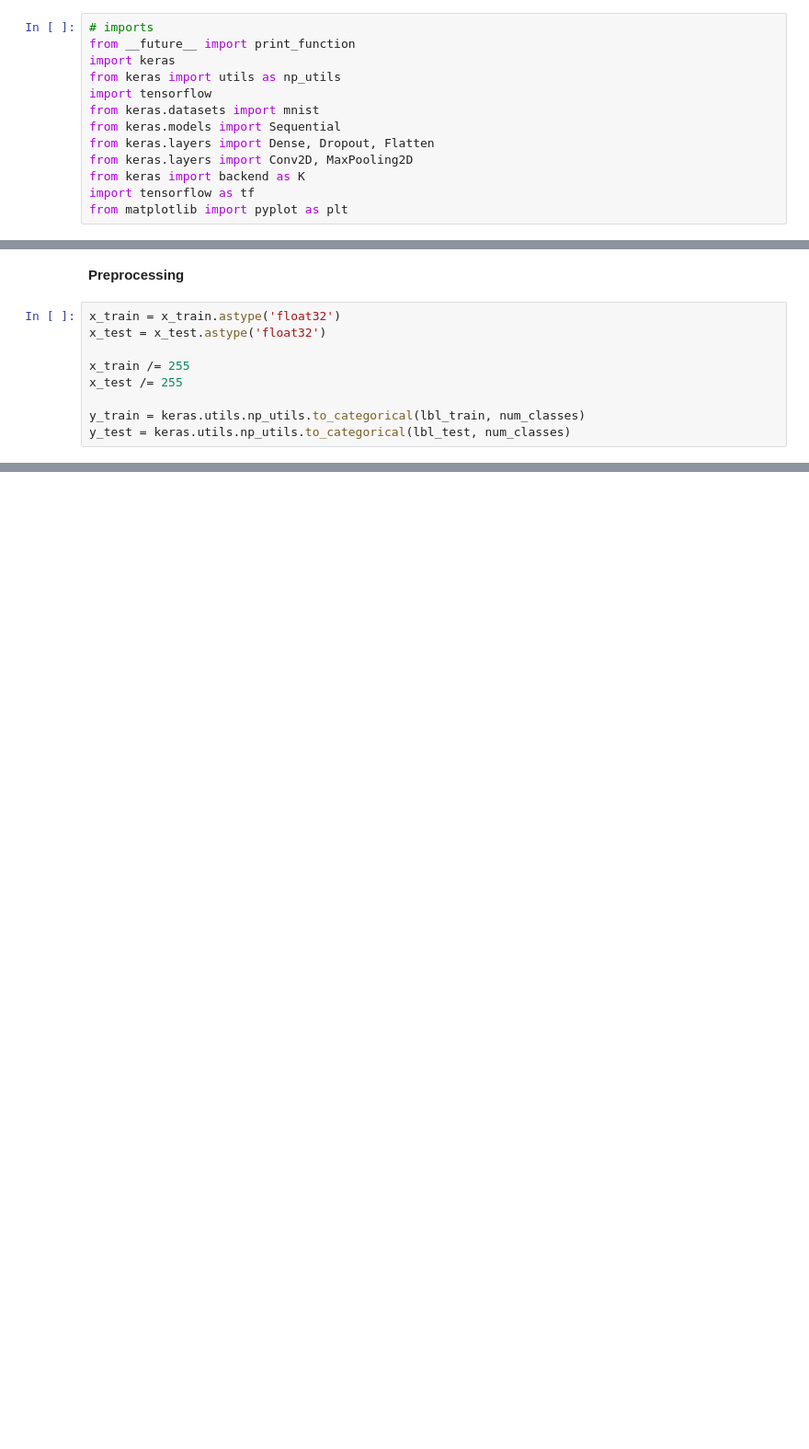
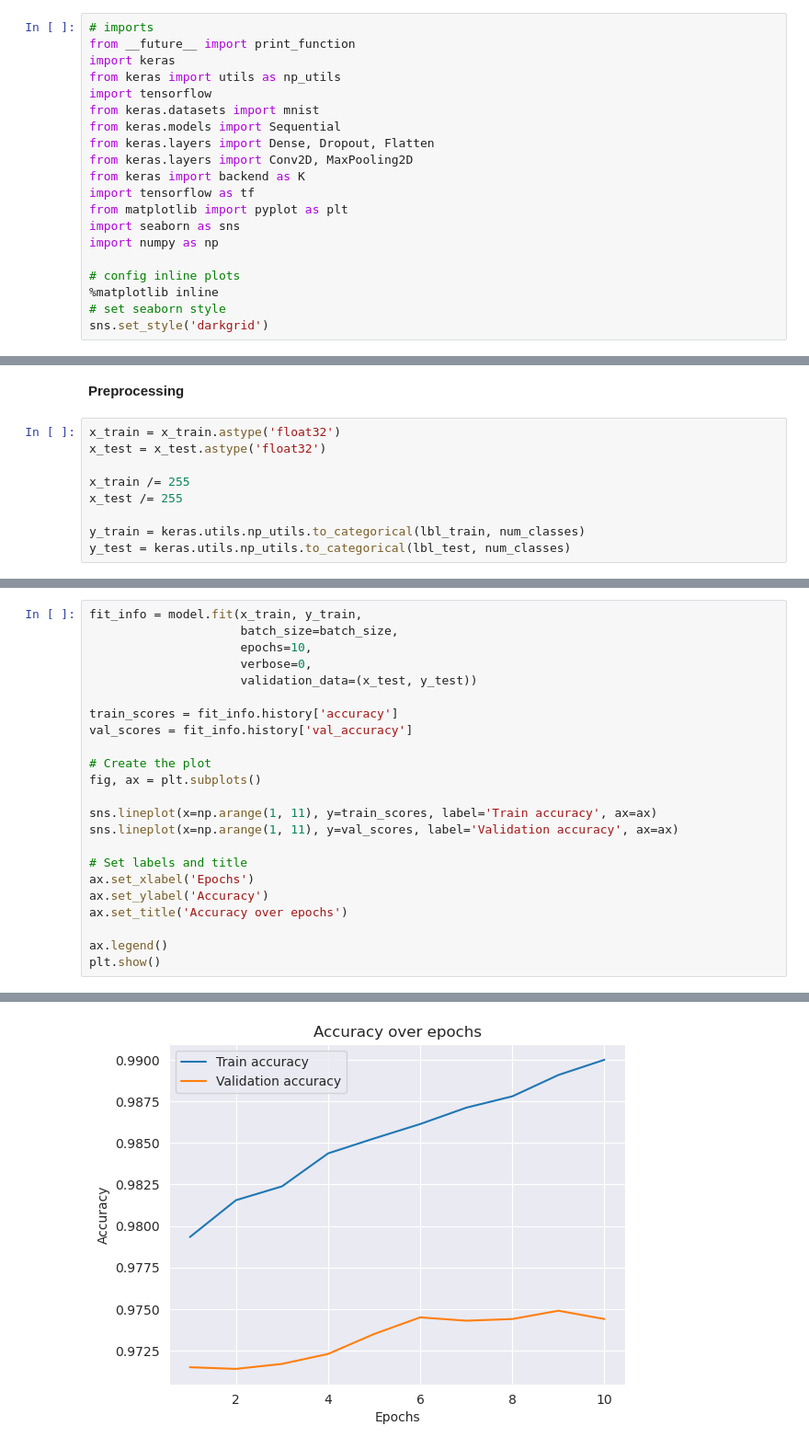
Before and after one commit to lucamodica/introduction-to-data-science-and-ai--chalmers, a Jupyter notebook: assignments/7-neural-networks/notebook_week7.ipynb, the cells around one changed output, grey strips where cells are left out. Shown: that part at 92% size. Saved outputs shown, nothing was run; the diff lists cells and outputs as text; blank space fills up the shorter version.

```diff
--- a/assignments/7-neural-networks/notebook_week7.ipynb
+++ b/assignments/7-neural-networks/notebook_week7.ipynb
@@ -17,3 +15,10 @@ from keras.layers import Conv2D, MaxPooling2D
 from keras import backend as K
 import tensorflow as tf
 from matplotlib import pyplot as plt
+import seaborn as sns
+import numpy as np
+
+# config inline plots
+%matplotlib inline
+# set seaborn style
+sns.set_style('darkgrid')
@@ -74,0 +139,24 @@ print('Test loss: {}, Test accuracy {}'.format(score[0], score[1]))
+# %%
+fit_info = model.fit(x_train, y_train,
+                     batch_size=batch_size,
+                     epochs=10,
+                     verbose=0,
+                     validation_data=(x_test, y_test))
+
+train_scores = fit_info.history['accuracy']
+val_scores = fit_info.history['val_accuracy']
+
+# Create the plot
+fig, ax = plt.subplots()
+
+sns.lineplot(x=np.arange(1, 11), y=train_scores, label='Train accuracy', ax=ax)
+sns.lineplot(x=np.arange(1, 11), y=val_scores, label='Validation accuracy', ax=ax)
+
+# Set labels and title
+ax.set_xlabel('Epochs')
+ax.set_ylabel('Accuracy')
+ax.set_title('Accuracy over epochs')
+
+ax.legend()
+plt.show()
+# %% [output]
@@ -74,0 +164 @@ print('Test loss: {}, Test accuracy {}'.format(score[0], score[1]))
+[figure, added]
```
Also changed, not shown: parts of 17 cells of this notebook.
